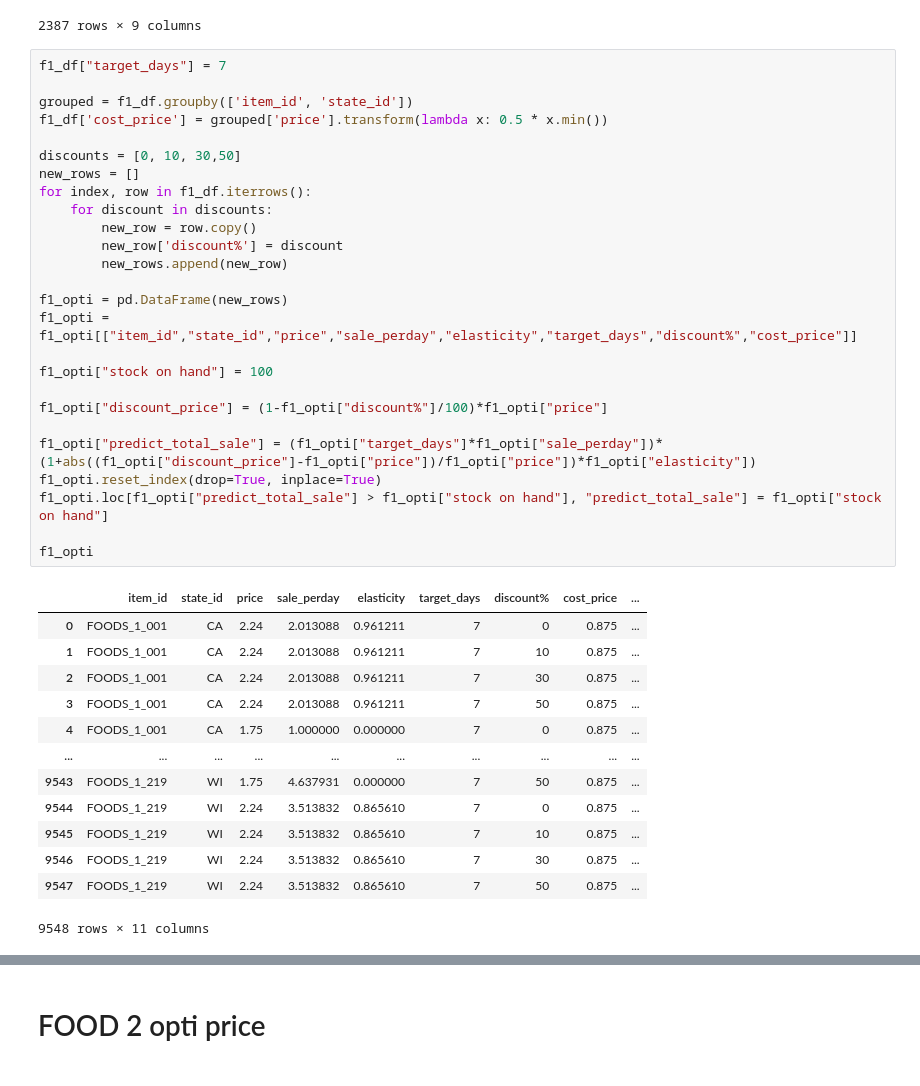
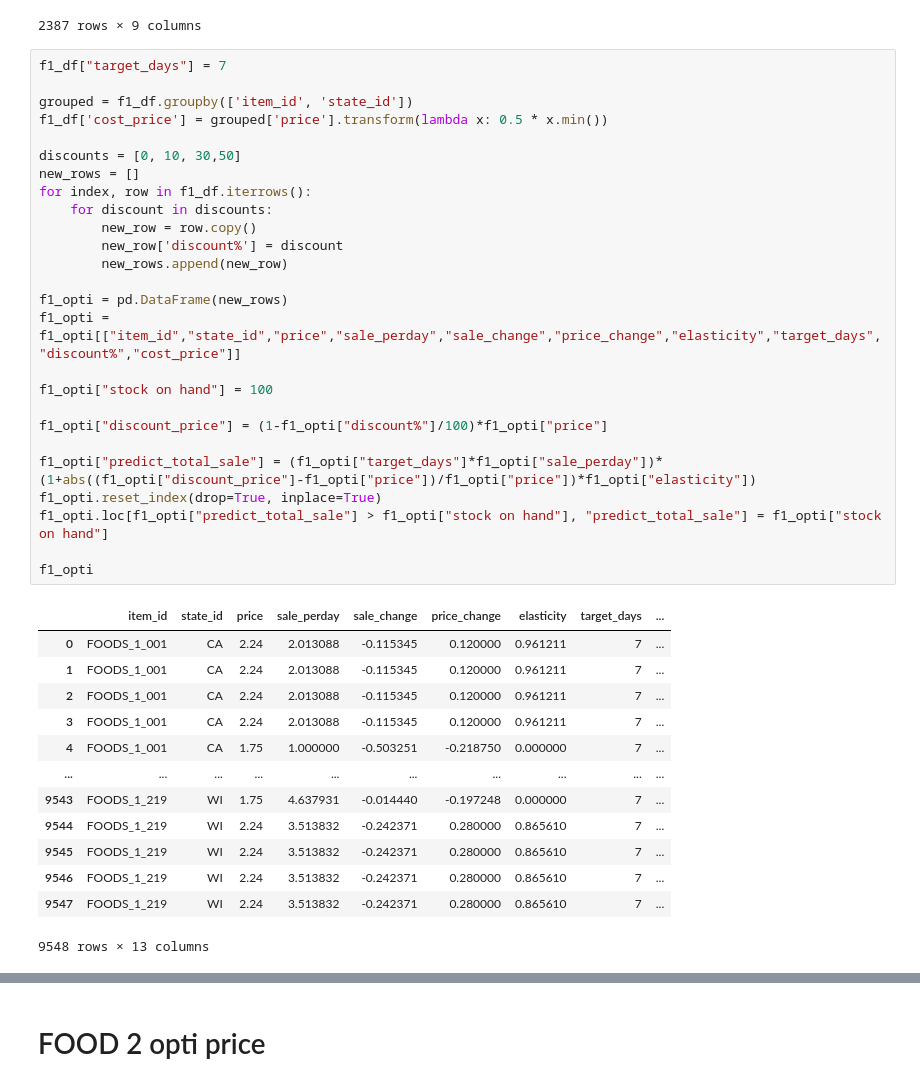
Before and after one commit to janiceivana/DS05_P5, a Jupyter notebook: opti.ipynb, the cells around one changed output, grey strips where cells are left out. Drawn from its saved outputs; the diff is of its cells as text.

```diff
--- a/opti.ipynb
+++ b/opti.ipynb
@@ -471,43 +471,43 @@ f1_df
 # %%
 f1_df["target_days"] = 7
 
 grouped = f1_df.groupby(['item_id', 'state_id'])
 f1_df['cost_price'] = grouped['price'].transform(lambda x: 0.5 * x.min())
 
 discounts = [0, 10, 30,50]
 new_rows = []
 for index, row in f1_df.iterrows():
     for discount in discounts:
         new_row = row.copy()
         new_row['discount%'] = discount
         new_rows.append(new_row)
 
 f1_opti = pd.DataFrame(new_rows)
-f1_opti = f1_opti[["item_id","state_id","price","sale_perday","elasticity","target_days","discount%","cost_price"]]
+f1_opti = f1_opti[["item_id","state_id","price","sale_perday","sale_change","price_change","elasticity","target_days","discount%","cost_price"]]
 
 f1_opti["stock on hand"] = 100
 
 f1_opti["discount_price"] = (1-f1_opti["discount%"]/100)*f1_opti["price"]
 
 f1_opti["predict_total_sale"] = (f1_opti["target_days"]*f1_opti["sale_perday"])*(1+abs((f1_opti["discount_price"]-f1_opti["price"])/f1_opti["price"])*f1_opti["elasticity"])
 f1_opti.reset_index(drop=True, inplace=True)
 f1_opti.loc[f1_opti["predict_total_sale"] > f1_opti["stock on hand"], "predict_total_sale"] = f1_opti["stock on hand"]
 
 f1_opti
 # %% [output]
-|  | item_id | state_id | price | sale_perday | elasticity | target_days | discount% | cost_price | ... |
-| 0 | FOODS_1_001 | CA | 2.24 | 2.013088 | 0.961211 | 7 | 0 | 0.875 | ... |
-| 1 | FOODS_1_001 | CA | 2.24 | 2.013088 | 0.961211 | 7 | 10 | 0.875 | ... |
-| 2 | FOODS_1_001 | CA | 2.24 | 2.013088 | 0.961211 | 7 | 30 | 0.875 | ... |
-| 3 | FOODS_1_001 | CA | 2.24 | 2.013088 | 0.961211 | 7 | 50 | 0.875 | ... |
-| 4 | FOODS_1_001 | CA | 1.75 | 1.000000 | 0.000000 | 7 | 0 | 0.875 | ... |
+|  | item_id | state_id | price | sale_perday | sale_change | price_change | elasticity | target_days | ... |
+| 0 | FOODS_1_001 | CA | 2.24 | 2.013088 | -0.115345 | 0.120000 | 0.961211 | 7 | ... |
+| 1 | FOODS_1_001 | CA | 2.24 | 2.013088 | -0.115345 | 0.120000 | 0.961211 | 7 | ... |
+| 2 | FOODS_1_001 | CA | 2.24 | 2.013088 | -0.115345 | 0.120000 | 0.961211 | 7 | ... |
+| 3 | FOODS_1_001 | CA | 2.24 | 2.013088 | -0.115345 | 0.120000 | 0.961211 | 7 | ... |
+| 4 | FOODS_1_001 | CA | 1.75 | 1.000000 | -0.503251 | -0.218750 | 0.000000 | 7 | ... |
 | ... | ... | ... | ... | ... | ... | ... | ... | ... | ... |
-| 9543 | FOODS_1_219 | WI | 1.75 | 4.637931 | 0.000000 | 7 | 50 | 0.875 | ... |
-| 9544 | FOODS_1_219 | WI | 2.24 | 3.513832 | 0.865610 | 7 | 0 | 0.875 | ... |
-| 9545 | FOODS_1_219 | WI | 2.24 | 3.513832 | 0.865610 | 7 | 10 | 0.875 | ... |
-| 9546 | FOODS_1_219 | WI | 2.24 | 3.513832 | 0.865610 | 7 | 30 | 0.875 | ... |
-| 9547 | FOODS_1_219 | WI | 2.24 | 3.513832 | 0.865610 | 7 | 50 | 0.875 | ... |
+| 9543 | FOODS_1_219 | WI | 1.75 | 4.637931 | -0.014440 | -0.197248 | 0.000000 | 7 | ... |
+| 9544 | FOODS_1_219 | WI | 2.24 | 3.513832 | -0.242371 | 0.280000 | 0.865610 | 7 | ... |
+| 9545 | FOODS_1_219 | WI | 2.24 | 3.513832 | -0.242371 | 0.280000 | 0.865610 | 7 | ... |
+| 9546 | FOODS_1_219 | WI | 2.24 | 3.513832 | -0.242371 | 0.280000 | 0.865610 | 7 | ... |
+| 9547 | FOODS_1_219 | WI | 2.24 | 3.513832 | -0.242371 | 0.280000 | 0.865610 | 7 | ... |
-9548 rows × 11 columns
+9548 rows × 13 columns
 # %%
 f1_opti["cost"] = round(f1_opti['cost_price']*f1_opti["predict_total_sale"],2)
 
```
Also changed, not shown: parts of 20 cells of this notebook, 7 other files.
